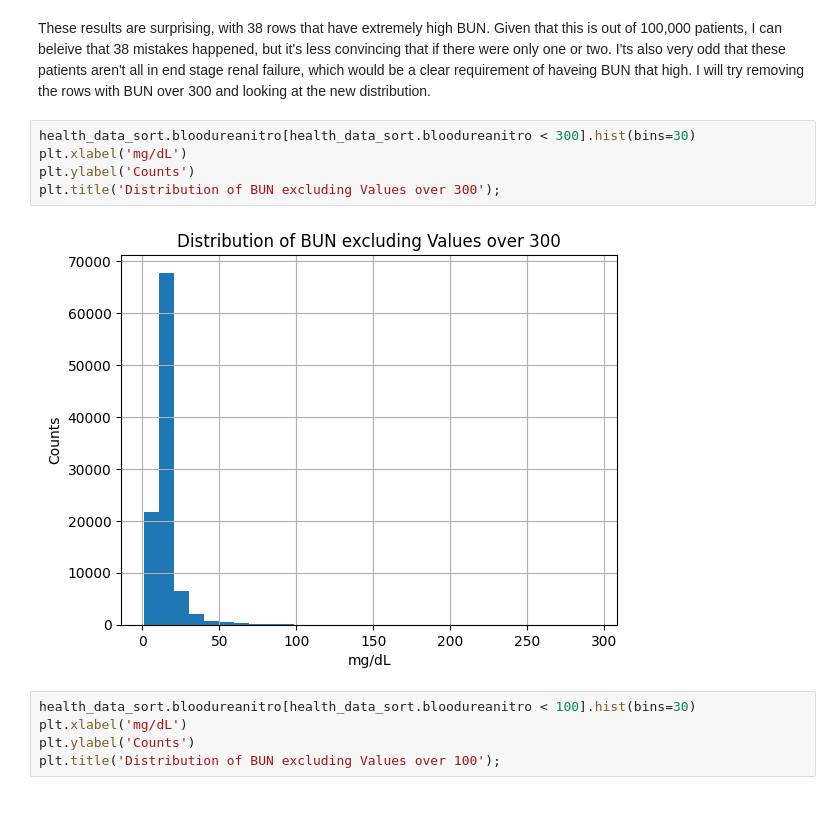
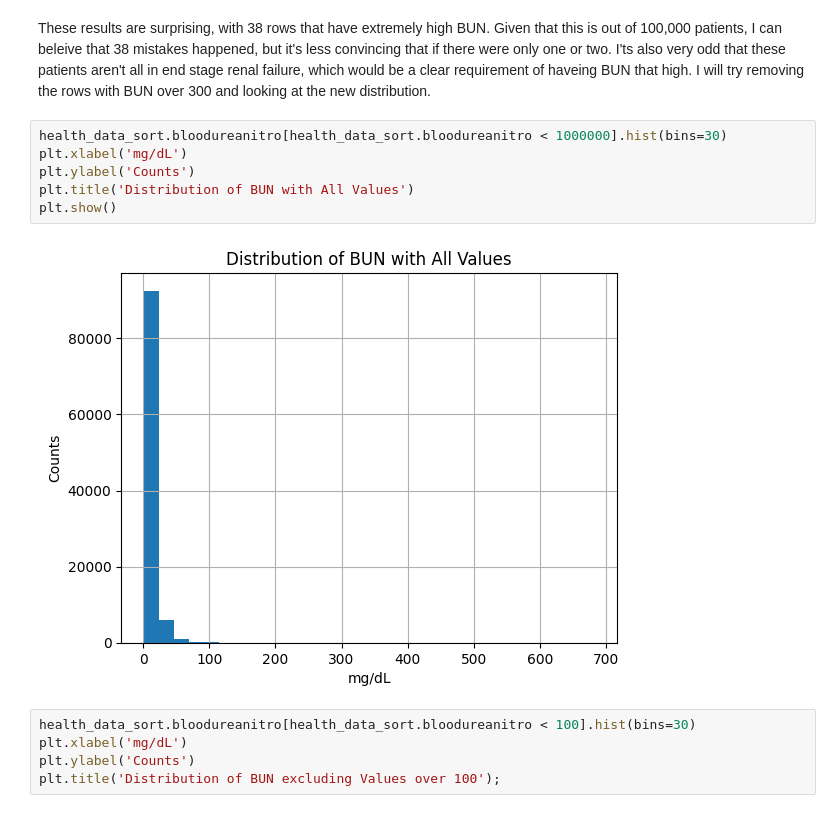
Before and after one commit to dsvoboda101/Springboard, a Jupyter notebook: Capstone_2/Cap2_Data_Wrangling.ipynb, the cells around one changed output. Saved outputs shown, nothing was run; the diff lists cells and outputs as text.

```diff
--- a/Capstone_2/Cap2_Data_Wrangling.ipynb
+++ b/Capstone_2/Cap2_Data_Wrangling.ipynb
@@ -438,12 +437,13 @@ print(BUN_high['bloodureanitro'].corr(BUN_high['dialysisrenalendstage']))
 # %% [markdown]
 These results are surprising, with 38 rows that have extremely high BUN.  Given that this is out of 100,000 patients, I can beleive that 38 mistakes happened, but it's less convincing that if there were only one or two.  I'ts also very odd that these patients aren't all in end stage renal failure, which would be a clear requirement of haveing BUN that high. I will try removing the rows with BUN over 300 and looking at the new distribution.
 # %%
-health_data_sort.bloodureanitro[health_data_sort.bloodureanitro < 300].hist(bins=30)
+health_data_sort.bloodureanitro[health_data_sort.bloodureanitro < 1000000].hist(bins=30)
 plt.xlabel('mg/dL')
 plt.ylabel('Counts')
-plt.title('Distribution of BUN excluding Values over 300');
+plt.title('Distribution of BUN with All Values')
+plt.show()
 # %% [output]
-[figure, old version]
+[figure, new version]
 # %%
 health_data_sort.bloodureanitro[health_data_sort.bloodureanitro < 100].hist(bins=30)
 plt.xlabel('mg/dL')
```
Also changed, not shown: parts of 3 cells of this notebook, 35 other files.
